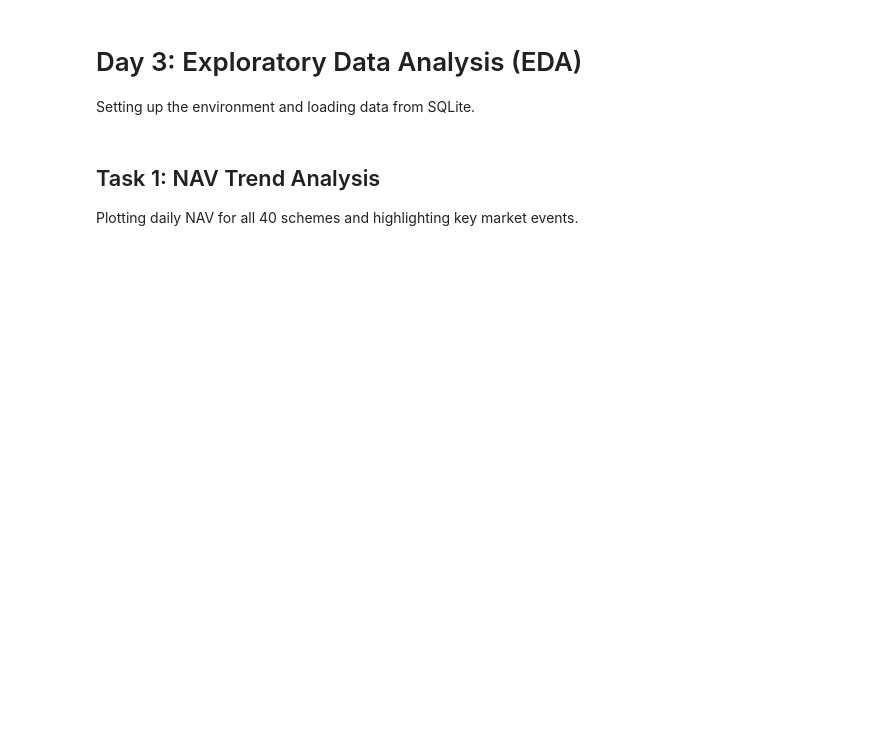
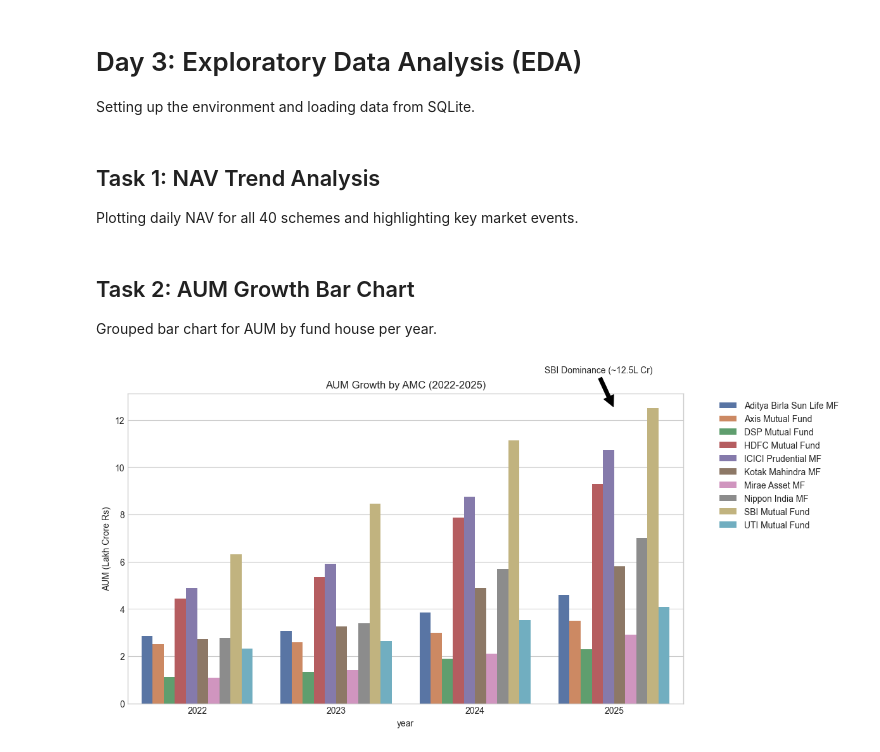
Before and after one commit to Subhasish-33/bluestock-mutual-fund-analytics, a Jupyter notebook: notebooks/03_eda_analysis.ipynb, the cells around one changed output. Drawn from its saved outputs; the diff is of its cells as text; code cells hidden in the pictures; blank space fills up the shorter version.

Commit message:
Task 2: AUM growth grouped bar chart by AMC

```diff
--- a/notebooks/03_eda_analysis.ipynb
+++ b/notebooks/03_eda_analysis.ipynb
@@ -43,3 +43,27 @@ fig.add_annotation(x='2024-03-01', y=180, text="2024 Corrections", showarrow=Tru
 fig.update_layout(showlegend=False) # Hide legend as it's too large for 40 schemes
 fig.write_image("../reports/figures/nav_trend_lines.png")
 fig.show()
+# %% [markdown]
+## Task 2: AUM Growth Bar Chart
+Grouped bar chart for AUM by fund house per year.
+# %%
+# Load AUM data
+aum_df = pd.read_sql("SELECT date, fund_house, aum_lakh_crore FROM aum_by_fund_house", conn)
+aum_df['date'] = pd.to_datetime(aum_df['date'])
+aum_df['year'] = aum_df['date'].dt.year
+
+# Get max AUM per fund house per year
+yearly_aum = aum_df.groupby(['year', 'fund_house'])['aum_lakh_crore'].max().reset_index()
+
+plt.figure(figsize=(12, 6))
+sns.barplot(data=yearly_aum, x='year', y='aum_lakh_crore', hue='fund_house')
+plt.title('AUM Growth by AMC (2022-2025)')
+plt.ylabel('AUM (Lakh Crore Rs)')
+plt.annotate("SBI Dominance (~12.5L Cr)", xy=(3, 12.5), xytext=(2.5, 14),
+             arrowprops=dict(facecolor='black', shrink=0.05))
+plt.legend(bbox_to_anchor=(1.05, 1), loc='upper left')
+plt.tight_layout()
+plt.savefig("../reports/figures/aum_growth_amc.png", dpi=300)
+plt.show()
+# %% [output]
+[figure, added]
```
Also changed, not shown: 1 other file.
